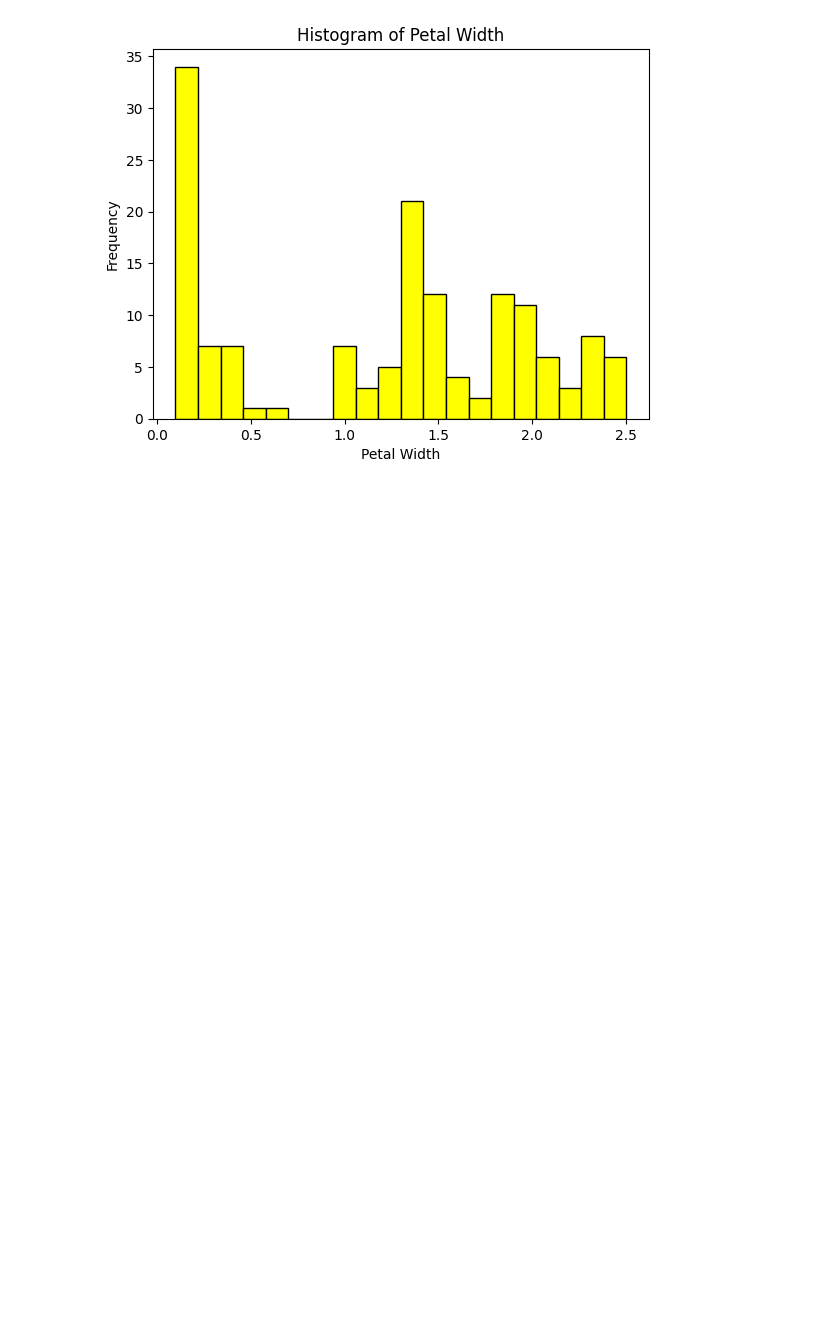
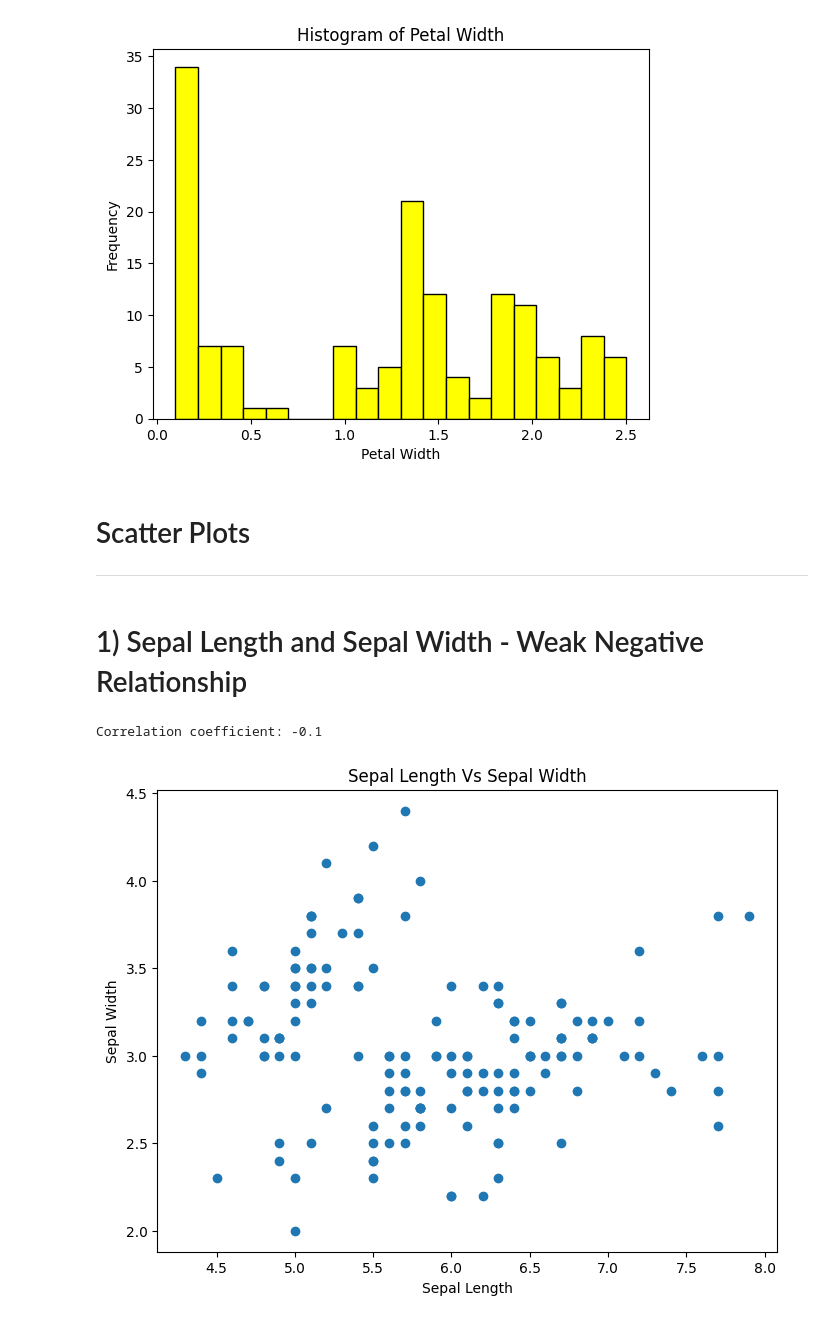
Before and after one commit to daveysull/pands-project, a Jupyter notebook: project.ipynb, the cells around one changed output. Saved outputs shown, nothing was run; the diff lists cells and outputs as text; code cells hidden in the pictures; blank space fills up the shorter version.

Commit message:
Scatter Plots

```diff
--- a/project.ipynb
+++ b/project.ipynb
@@ -162,3 +162,23 @@ plt.savefig('histogram_petal_width.png')
 plt.show()
 # %% [output]
 [figure]
+# %% [markdown]
+# Scatter Plots
+***
+# %% [markdown]
+# 1) Sepal Length and Sepal Width - Weak Negative Relationship
+# %%
+# Compute Correlation
+correlatrion_1 = iris['sepal length'].corr(iris['sepal width']).round(1)
+print(f'Correlation coefficient: {correlatrion_1}')
+
+# Visualize the relationship
+plt.figure(figsize=(8,6))
+plt.scatter(iris['sepal length'], iris['sepal width'])
+plt.title('Sepal Length Vs Sepal Width')
+plt.xlabel('Sepal Length')
+plt.ylabel('Sepal Width')
+plt.show()
+# %% [output]
+Correlation coefficient: -0.1
+[figure, added]
```
Also changed, not shown: parts of 10 cells of this notebook.
